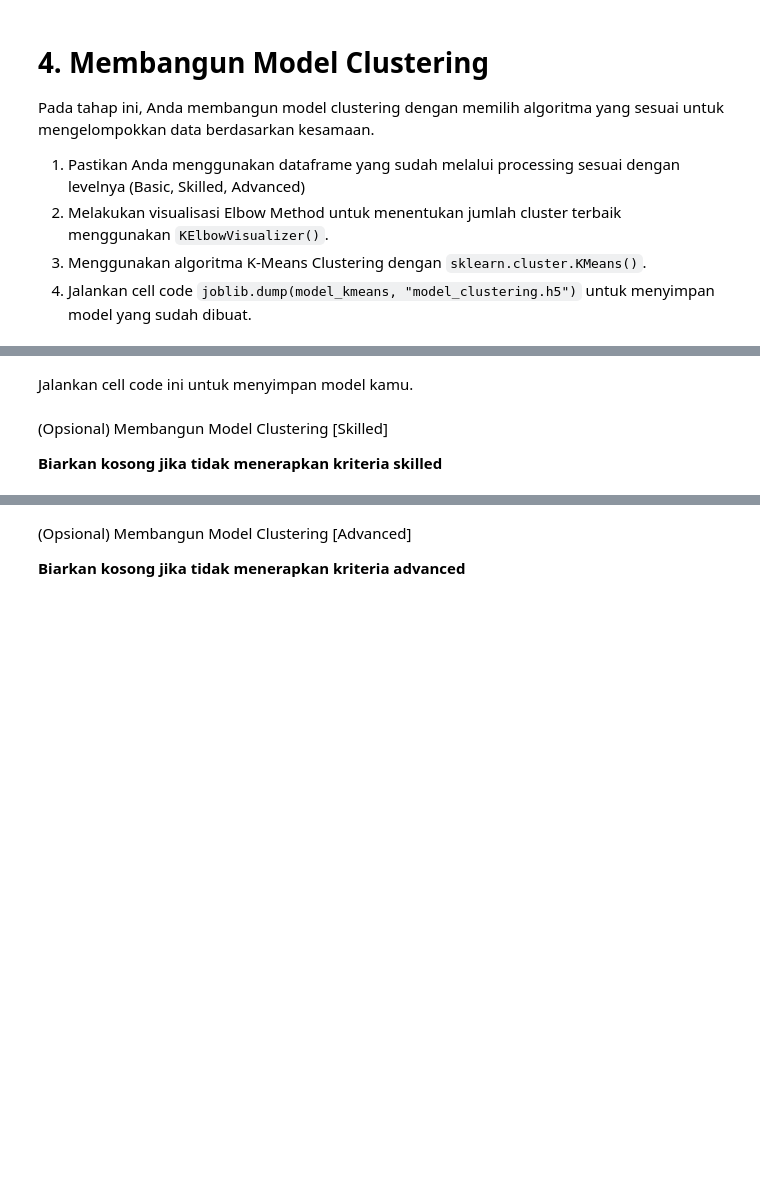
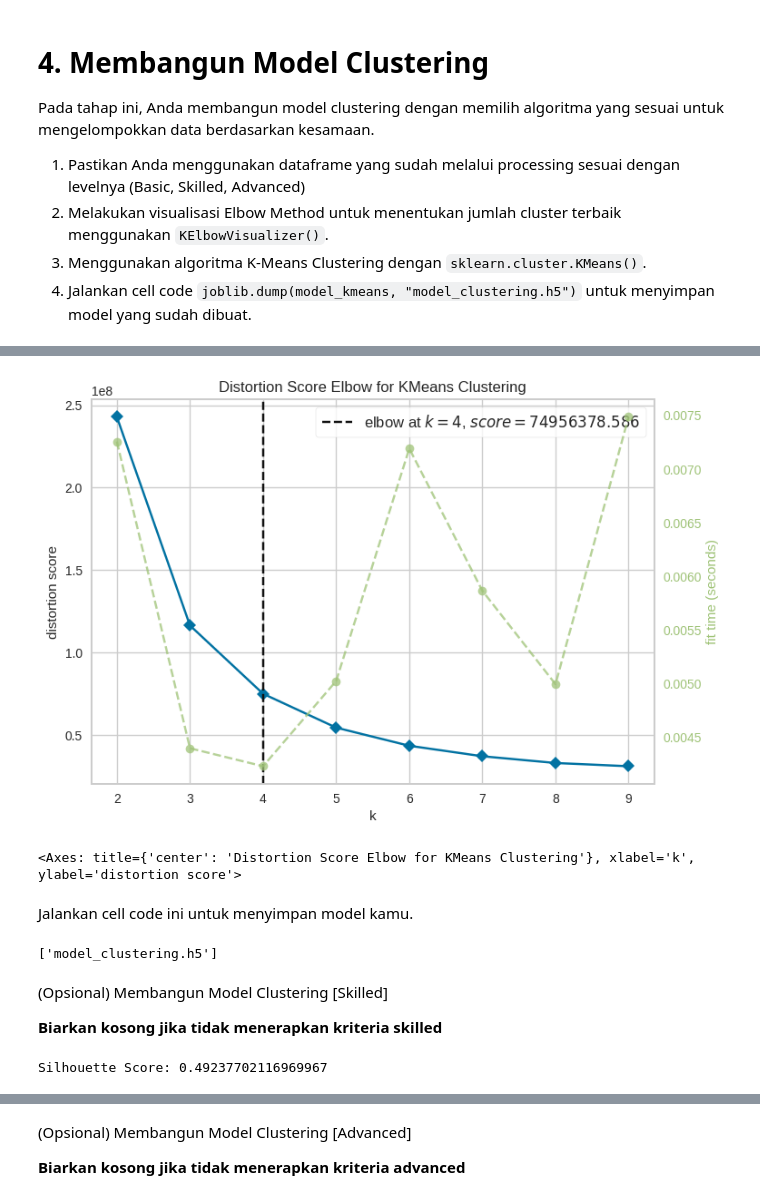
Before and after one commit to ReynardAdimas/Asah, a Jupyter notebook: [Clustering]_Submission_Akhir_BMLP_Reynard_Adimas_Nabil.ipynb, the cells around one changed output, grey strips where cells are left out. Cells and saved outputs as stored; diff of their text form; code cells hidden in the pictures; blank space fills up the shorter version.

```diff
--- a/[Clustering]_Submission_Akhir_BMLP_Reynard_Adimas_Nabil.ipynb
+++ b/[Clustering]_Submission_Akhir_BMLP_Reynard_Adimas_Nabil.ipynb
@@ -126,2 +280,4 @@ Pada tahap ini, Anda akan melakukan **Pembersihan Dataset** untuk menjadikan dat
 # %%
 # Menghapus data duplikat menggunakan drop_duplicates().
+df.drop_duplicates(inplace=True)
+df.duplicated().sum()
@@ -133,0 +290,8 @@ Pada tahap ini, Anda akan melakukan **Pembersihan Dataset** untuk menjadikan dat
+# %%
+# Melakukan Handling Outlier Data berdasarkan jumlah outlier, apakah menggunakan metode drop atau mengisi nilai tersebut.
+numerical_cols = df.select_dtypes(include=np.number).columns
+Q1 = df[numerical_cols].quantile(0.25)
+Q3 = df[numerical_cols].quantile(0.75)
+IQR = Q3 - Q1
+df = df[~((df[numerical_cols] < (Q1 - 1.5 * IQR)) | (df[numerical_cols] > (Q3 + 1.5 * IQR))).any(axis=1)]
+df.shape
@@ -136,3 +302,15 @@ Pada tahap ini, Anda akan melakukan **Pembersihan Dataset** untuk menjadikan dat
 # lakukan pada satu sampai dua fitur numerik.
 # Silahkan lakukan encode hasil binning tersebut menggunakan LabelEncoder.
 # Pastikan kamu mengerjakan tahapan ini pada satu cell.
+age_bins = [0, 0.2, 0.4, 0.6, 1.0]
+age_labels = ['Muda', 'Dewasa', 'Tua', 'Manula']
+df['AgeBin'] = pd.cut(df['CustomerAge'], bins=age_bins, labels=age_labels)
+
+amount_bins = [0, 0.1, 0.3, 0.6, 1.0]
+amount_labels = ['Rendah', 'Sedang', 'Tinggi', 'Sangat Tinggi']
+df['AmountBin'] = pd.cut(df['TransactionAmount'], bins=amount_bins, labels=amount_labels)
+
+encoder_bin = LabelEncoder()
+df['AgeBin'] = encoder_bin.fit_transform(df['AgeBin'])
+df['AmountBin'] = encoder_bin.fit_transform(df['AmountBin'])
+df[['CustomerAge', 'AgeBin', 'TransactionAmount', 'AmountBin']].head()
@@ -148,3 +333,5 @@ Pada tahap ini, Anda membangun model clustering dengan memilih algoritma yang se
 # Lengkapi kode ini dengan mengubah nama DataFrame yang akan dilatih.
 # Kode harus digunakan dan dilarang menambahkan syntax lainnya pada cell ini.
 # ___.describe()
+df_clustering = df.select_dtypes(include=np.number)
+df_clustering.describe()
@@ -154,0 +348,10 @@ Pada tahap ini, Anda membangun model clustering dengan memilih algoritma yang se
+# %%
+# Melakukan visualisasi Elbow Method menggunakan KElbowVisualizer()
+from yellowbrick.cluster import KElbowVisualizer
+model = KMeans()
+visualizer = KElbowVisualizer(model, k=(2,10))
+visualizer.fit(df_clustering)
+visualizer.show()
+# %% [output]
+[figure, added]
+<Axes: title={'center': 'Distortion Score Elbow for KMeans Clustering'}, xlabel='k', ylabel='distortion score'>
@@ -158,9 +366,17 @@ Jalankan cell code ini untuk menyimpan model kamu.
 # Menyimpan model menggunakan joblib
 # import joblib
 # joblib.dump(___, "model_clustering.h5")
+joblib.dump(kmeans, "model_clustering.h5")
+# %% [output]
+['model_clustering.h5']
 # %% [markdown]
 (Opsional) Membangun Model Clustering [Skilled]
 
 **Biarkan kosong jika tidak menerapkan kriteria skilled**
 # %%
 # Menghitung dan menampilkan nilai Silhouette Score.
+from sklearn.metrics import silhouette_score
+silhouette_avg = silhouette_score(df_clustering, kmeans.labels_)
+print("Silhouette Score:", silhouette_avg)
+# %% [output]
+Silhouette Score: 0.49237702116969967
```
Also changed, not shown: parts of 36 cells of this notebook.
